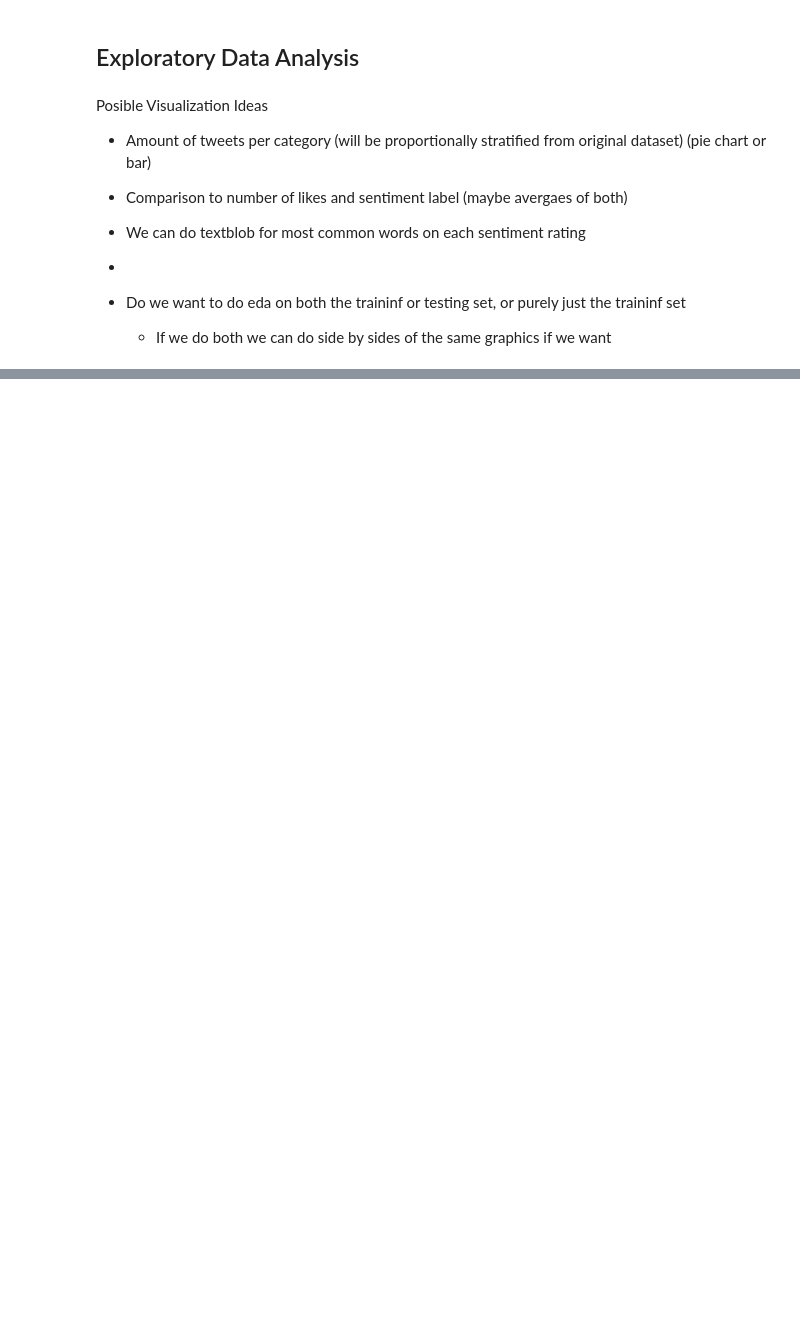
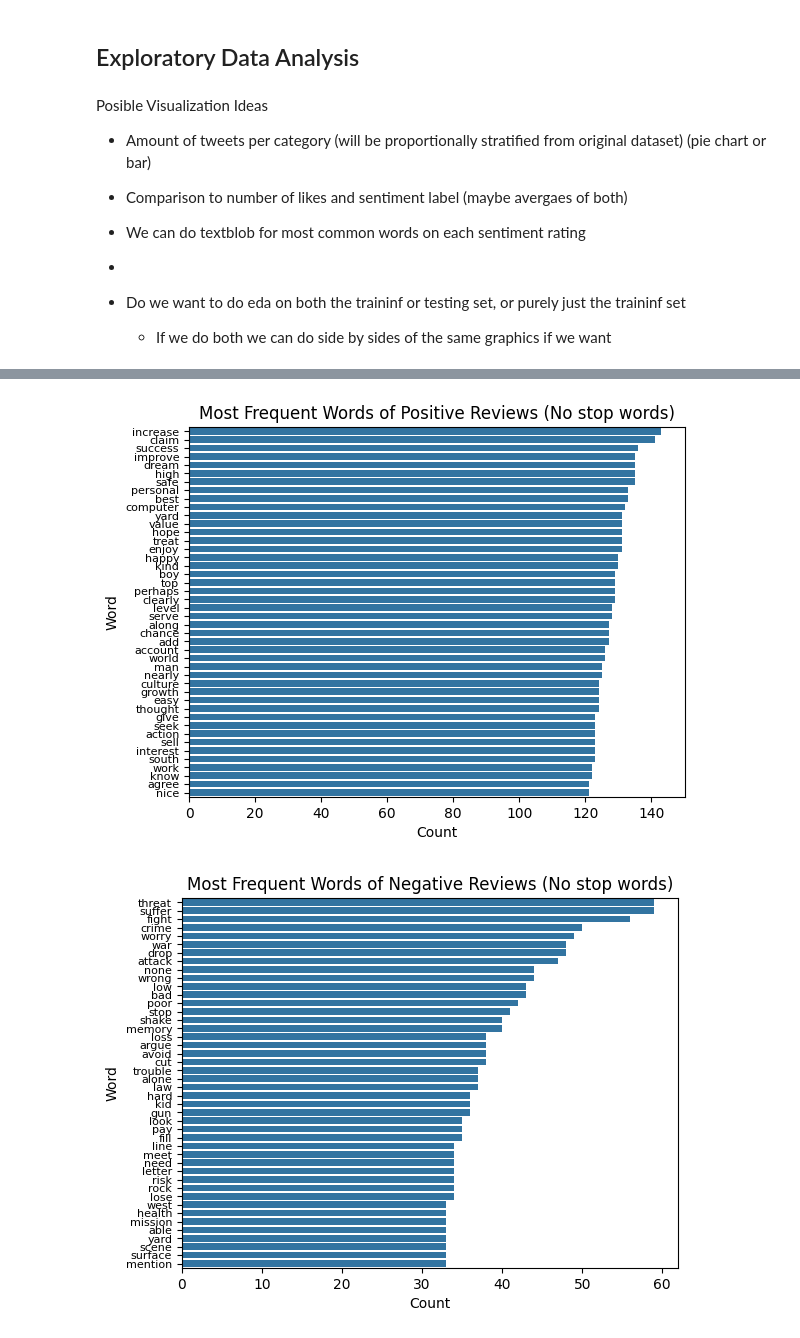
Before and after one commit to WilliamNelson007/PSTAT-134-Winter25-GroupProj, a Jupyter notebook: Final Project Juypter Notebook.ipynb, the cells around one changed output, grey strips where cells are left out. Drawn from its saved outputs; the diff is of its cells as text; code cells hidden in the pictures; blank space fills up the shorter version.

```diff
--- a/Final Project Juypter Notebook.ipynb
+++ b/Final Project Juypter Notebook.ipynb
@@ -178,0 +270,70 @@ Posible Visualization Ideas
+# %%
+# postive reviews / negative reviews
+pos_freq = {}
+neg_freq = {}
+nue_freq = {}
+
+for i, row in twitter_train.iterrows():
+    text =  row['clean_text']
+    if (row['Sentiment Label'] == 'Positive'):
+        if isinstance(text, list):
+            for word in text:
+                if word not in pos_freq:
+                    pos_freq[word] = 1
+                else:
+                    pos_freq[word] += 1
+    elif (row['Sentiment Label'] == 'Negative'):
+        if isinstance(text, list):
+            for word in text:
+                if word not in neg_freq:
+                    neg_freq[word] = 1
+                else:
+                    neg_freq[word] += 1
+    else:
+        if isinstance(text, list):
+            for word in text:
+                if word not in nue_freq:
+                    nue_freq[word] = 1
+                else:
+                    nue_freq[word] += 1
+
+
+# positive dataframe
+post_review_df = pd.DataFrame(sorted(pos_freq.items(), key = lambda x: x[1], reverse =True),
+                              columns = ['Word', 'Count'])
+
+sb.barplot(post_review_df[:44], x="Count", y="Word")
+plt.xlabel("Count")
+plt.ylabel("Word")
+plt.title("Most Frequent Words of Positive Reviews (No stop words)")
+plt.yticks(fontsize = 8)
+plt.show()
+
+# negative dataframe
+neg_review_df = pd.DataFrame(sorted(neg_freq.items(), key=lambda x: x[1], reverse=True),
+                                columns=['Word', 'Count'])
+
+
+sb.barplot(neg_review_df[:44], x="Count", y="Word")
+plt.xlabel("Count")
+plt.ylabel("Word")
+plt.title("Most Frequent Words of Negative Reviews (No stop words)")
+plt.yticks(fontsize = 8)
+plt.show()
+
+
+
+# Neutral dataframe
+neu_review_df = pd.DataFrame(sorted(nue_freq.items(), key=lambda x: x[1], reverse=True),
+                                columns=['Word', 'Count'])
+
+
+sb.barplot(neu_review_df[:44], x="Count", y="Word")
+plt.xlabel("Count")
+plt.ylabel("Word")
+plt.title("Most Frequent Words of Nuetral Reviews (No stop words)")
+plt.yticks(fontsize = 8)
+plt.show()
+# %% [output]
+[figure, added]
+[figure, added]
```
Also changed, not shown: parts of 15 cells of this notebook.
